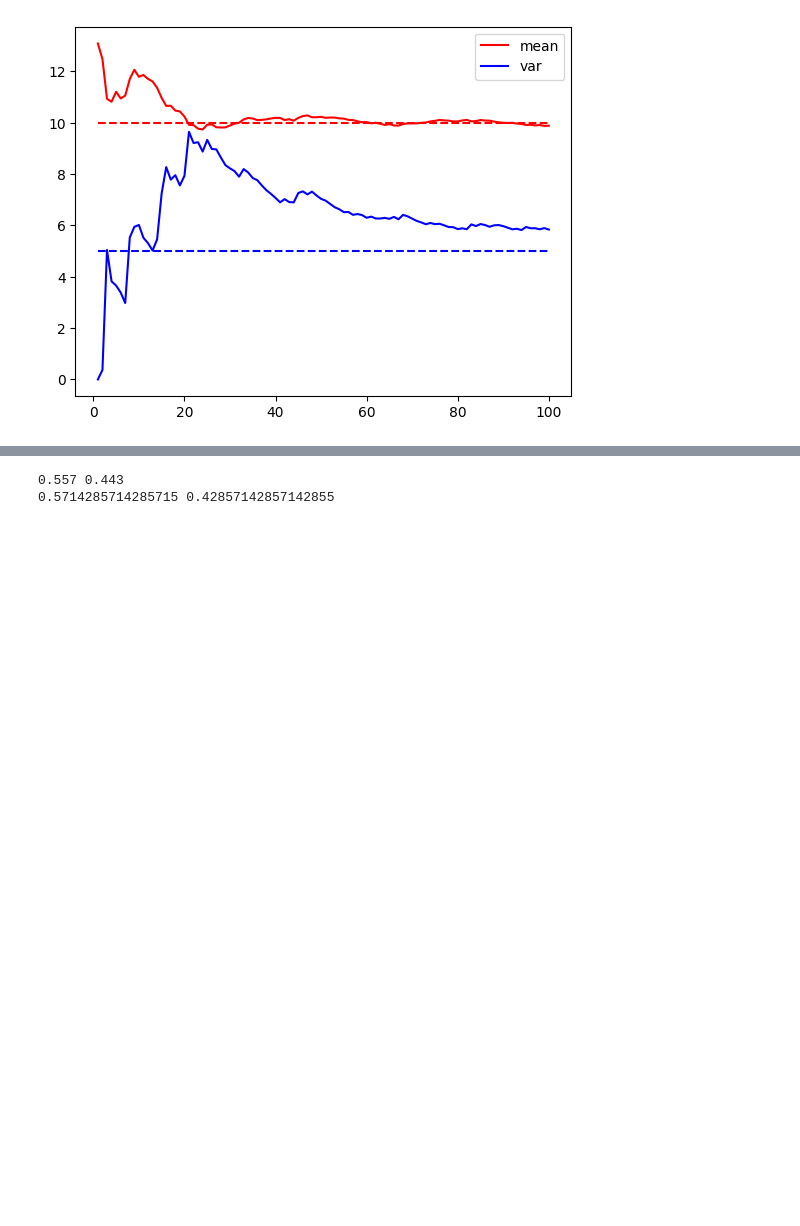
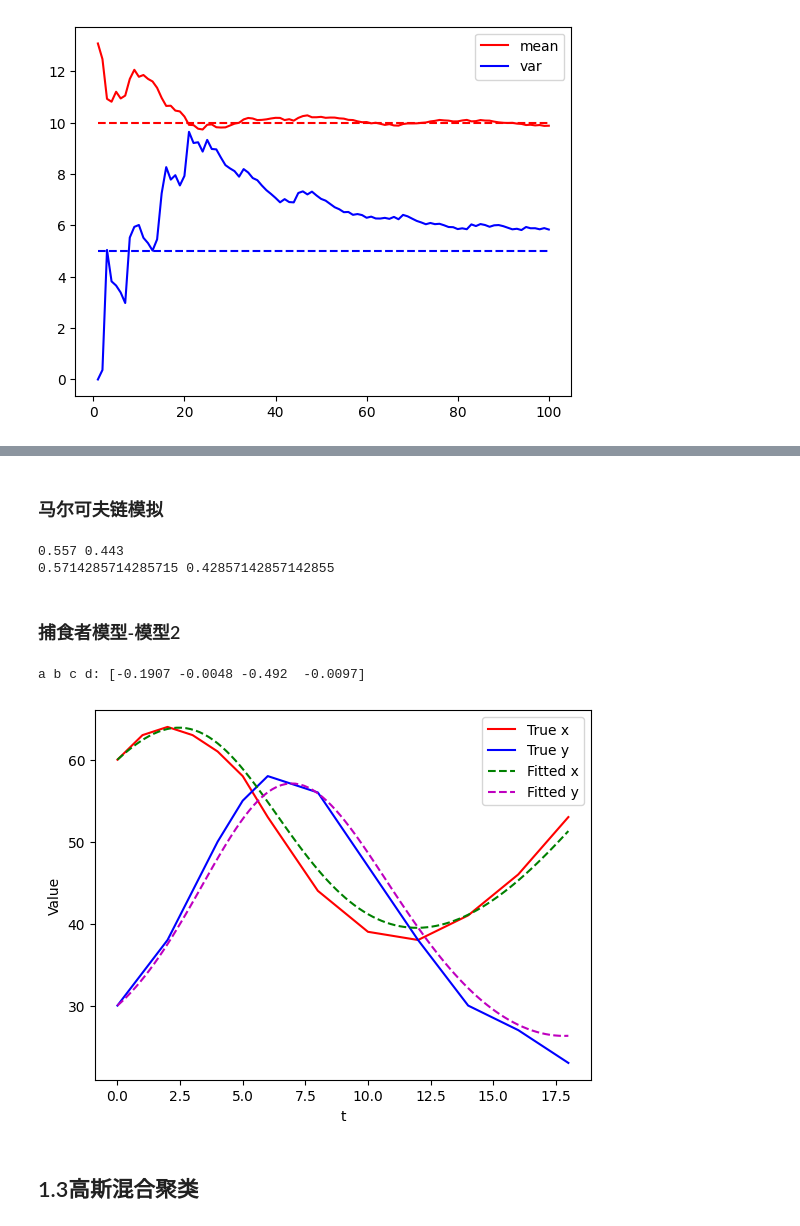
Before and after one commit to hit-fushibo/HitLearning, a Jupyter notebook: Learning/Computational_Modeling/lab1.ipynb, the cells around one changed output, grey strips where cells are left out. Saved outputs shown, nothing was run; the diff lists cells and outputs as text; code cells hidden in the pictures; blank space fills up the shorter version.

```diff
--- a/Learning/Computational_Modeling/lab1.ipynb
+++ b/Learning/Computational_Modeling/lab1.ipynb
@@ -82,0 +99,12 @@ plt.show()
+# %%
+mean = 4
+num_customers = np.random.poisson(mean, size=3)
+print("3分钟内到达的坦克数量：", num_customers.sum())
+for i in range(len(num_customers)):
+    print('第',i+1,'分钟到达',num_customers[i],'辆坦克')
+
+arrival_times = []
+for i in range(sum(num_customers)):
+    arrival_time = np.random.exponential(1/mean)
+    arrival_times.append(arrival_time)
+print("3分钟内每个坦克到达时间：", arrival_times)
@@ -83,3 +117,5 @@ plt.show()
+# %% [markdown]
+### 马尔可夫链模拟
 # %%
 a=1/2
 b=1/3
@@ -101,6 +137,54 @@ print((1-b)/(2-a-b),(1-a)/(2-a-b))
 # %% [output]
 0.557 0.443
 0.5714285714285715 0.42857142857142855
+# %% [markdown]
+### 捕食者模型-模型2
+# %%
+t0=np.array([0,1,2,3,4,5,6,8,10,12,14,16,18])
+x0=np.array([60,63,64,63,61,58,53,44,39,38,41,46,53])
+y0=np.array([30,34,38,44,50,55,58,56,47,38,30,27,23])
+
+dt=np.diff(t0)
+dx=np.diff(x0)
+dy=np.diff(y0)
+
+temp=x0[:-1]*y0[:-1]
+mat1=np.vstack([x0[:-1],-temp,np.zeros((2,12))]).T
+mat2=np.vstack([np.zeros((2,12)),-y0[:-1],temp]).T
+mat=np.vstack([mat1,mat2])
+b=np.hstack([dx/dt,dy/dt])
+cs=-np.linalg.pinv(mat)@b
+print('a b c d:',np.round(cs,4))
+
+def model(y, t, a, b, c, d):
+    x, y = y
+    dxdt = -a * x + b * x * y
+    dydt = c * y - d * x * y
+    return [dxdt, dydt]
+
+# 定义真实参数值
+[a,b,c,d]=np.round(cs,4)
+
+# 生成模拟数据
+t = np.linspace(0, 18, 100)
+start = [60,30]  # 初始条件
+solution = odeint(model, start, t, args=(a, b, c, d))
+x_fit = solution[:, 0]
+y_fit = solution[:, 1]
+
+plt.plot(t0, x0, 'r-', label='True x')
+plt.plot(t0, y0, 'b-', label='True y')
+plt.plot(t, x_fit, 'g--', label='Fitted x')
+plt.plot(t, y_fit, 'm--', label='Fitted y')
+plt.xlabel('t')
+plt.ylabel('Value')
+plt.legend()
+plt.show()
+# %% [output]
+a b c d: [-0.1907 -0.0048 -0.492  -0.0097]
+[figure, added]
+# %% [markdown]
+## 1.3高斯混合聚类
 # %%
 def bin_Gass(x,mu,sigma):
     inv_sigma=np.linalg.inv(sigma)
```
Also changed, not shown: parts of 10 cells of this notebook.
